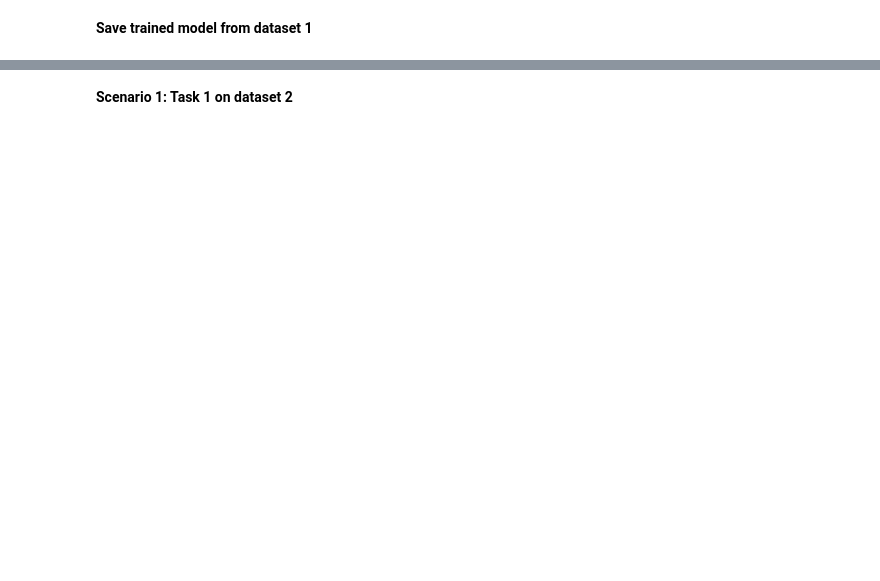
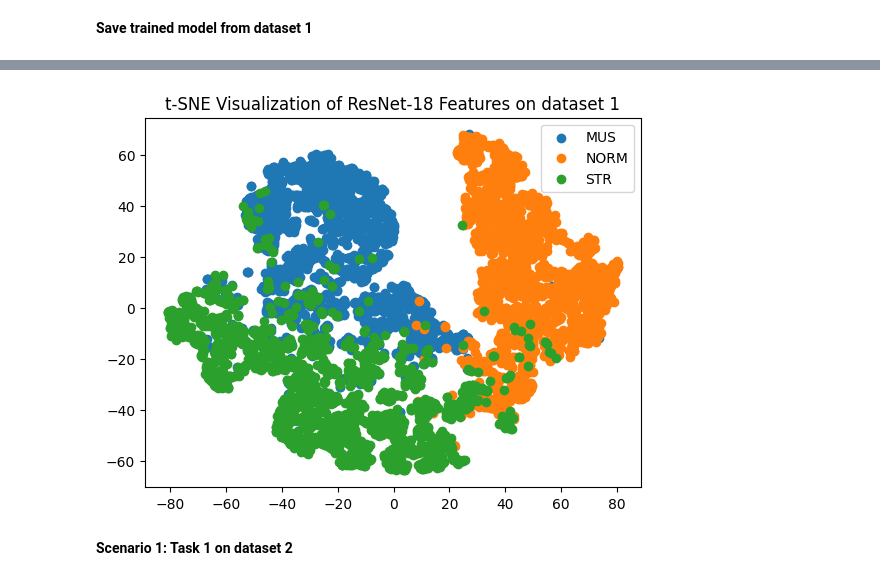
Before and after one commit to jonq-q/Comp432-GroupQ, a Jupyter notebook: Copy_of_Comp_432_Project.ipynb, the cells around one changed output, grey strips where cells are left out. Cells and saved outputs as stored; diff of their text form; code cells hidden in the pictures; blank space fills up the shorter version.

```diff
--- a/Copy_of_Comp_432_Project.ipynb
+++ b/Copy_of_Comp_432_Project.ipynb
@@ -248,3 +283,17 @@ fig.show()
+# %%
+tsne = TSNE(n_components=2, random_state=42)
+embedded_features = tsne.fit_transform(all_features)
+
+# Plot the t-SNE embeddings with different colors for each class
+plt.scatter(embedded_features[all_labels == 0, 0], embedded_features[all_labels == 0, 1], label='MUS')
+plt.scatter(embedded_features[all_labels == 1, 0], embedded_features[all_labels == 1, 1], label='NORM')
+plt.scatter(embedded_features[all_labels == 2, 0], embedded_features[all_labels == 2, 1], label='STR')
+
+plt.title('t-SNE Visualization of ResNet-18 Features on dataset 1')
+plt.legend()
+plt.show()
+# %% [output]
+[figure, added]
 # %%
 #task 2 Pretrained ResNet18 applied to Dataset2 & 3
 dataset2 = datasets.ImageFolder("/content/Comp432-GroupQ/Dataset 2/Prostate Cancer/", transforms.Compose([
```
Also changed, not shown: parts of 13 cells of this notebook.
